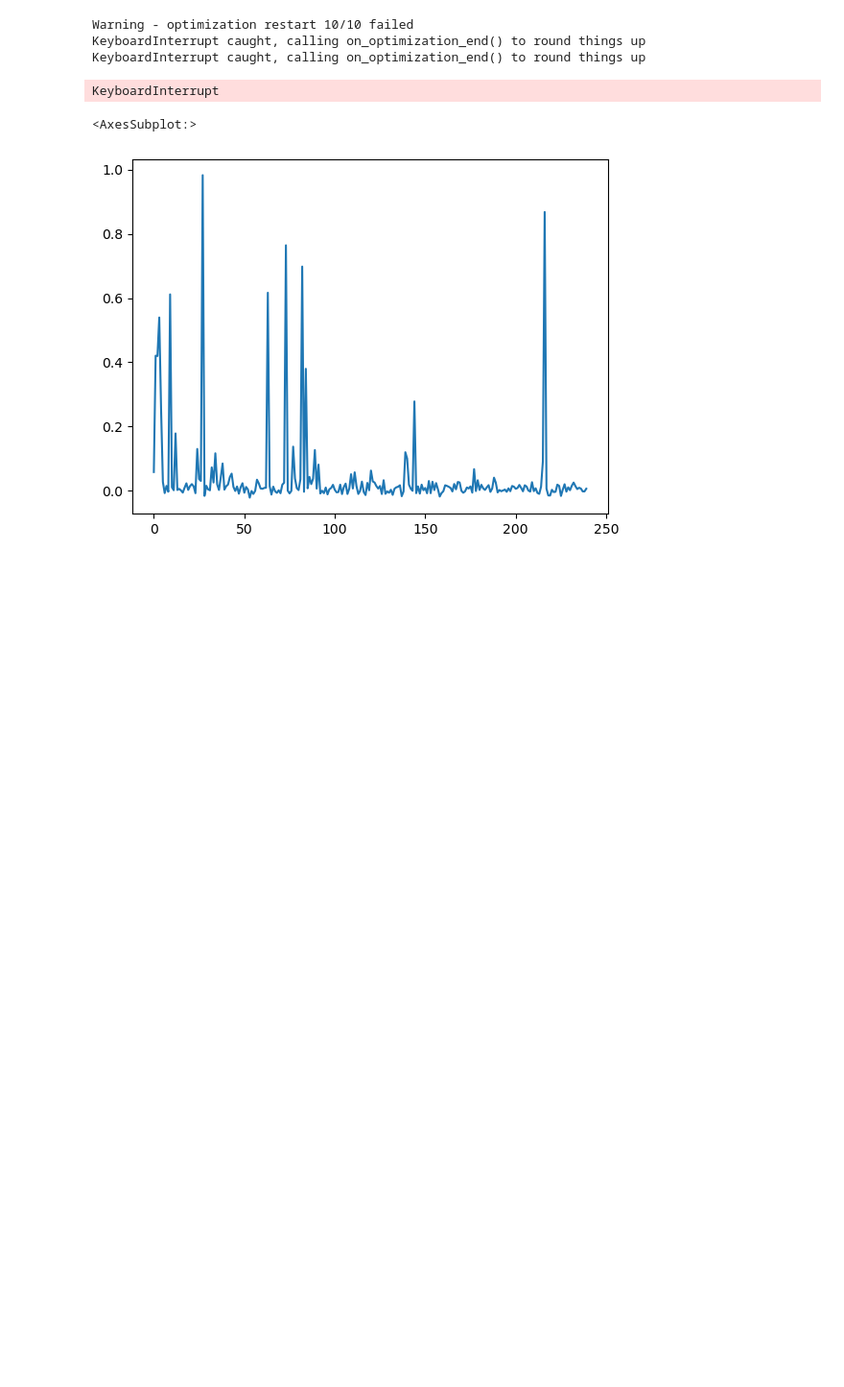
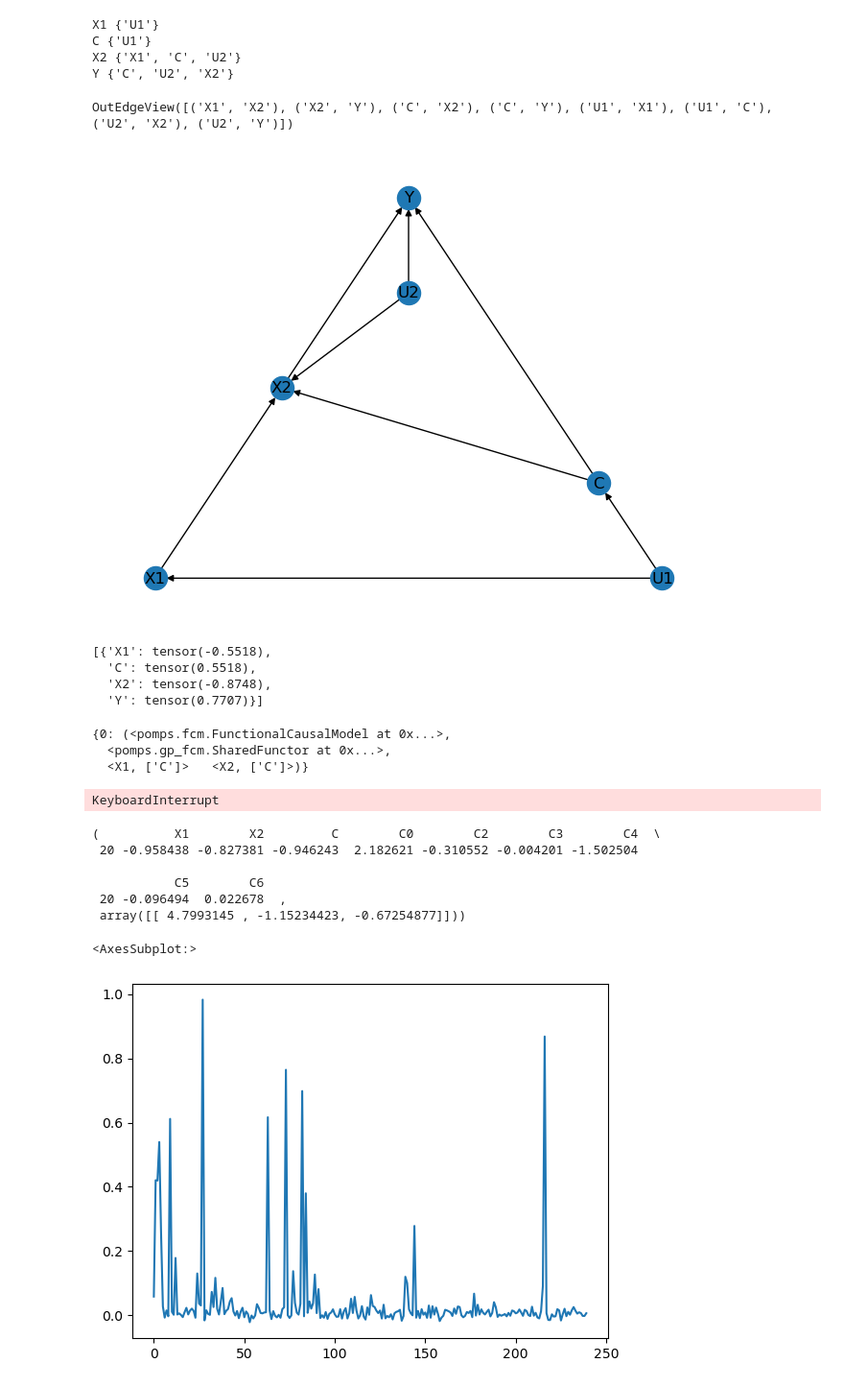
Before and after one commit to VahanArsenian/POMPSBO, a Jupyter notebook: notebooks/pomps_adapted.ipynb, the cells around one changed output. Shown at 96% size. Drawn from its saved outputs; the diff is of its cells as text; code cells hidden in the pictures; blank space fills up the shorter version.

```diff
--- a/notebooks/pomps_adapted.ipynb
+++ b/notebooks/pomps_adapted.ipynb
@@ -10,25 +10,63 @@ import pandas as pd
 import networkx as nx
 # %%
 smoke_test = False
-n_iter = 400
-experiment_name = 'test'
-# exp = POMPSExperiment(environ.fcm, {"aspirin", 'statin'}, {'age', "bmi"},
-#                           environ.domain, n_iter=16 if smoke_test else n_iter,
-#                           objetive=OptimizationObjective.minimize,
-#                           droppable_scopes=[MixedPolicyScope(set()),
-#                                             MixedPolicyScope({PolicyComponent('aspirin', {'age', 'bmi'})}),
-#                                             MixedPolicyScope({PolicyComponent('statin', {'age', 'bmi'})})],
-#                           experiment_name=experiment_name)
+n_iter = 500
+experiment_name = 'test_cobo_imp'
 
-exp_cbo = CaBOExperiment(environ.fcm, {"age", "bmi", "cancer"},
-                         environ.domain, "Y", n_iter=16 if smoke_test else n_iter,
-                         experiment_name=experiment_name, objetive=OptimizationObjective.minimize)
-exp_cbo.iterate({"smoke_test": smoke_test, "seed": 42}, smoke_test=smoke_test)
+# exp = POMPSExperiment(environ.fcm, {"X1", "X2"}, {"C"}, environ.domain, "Y", [MixedPolicyScope(set())],
+#                           n_iter=16 if smoke_test else n_iter, experiment_name=experiment_name)
+exp = CoBOExperiment(environ.fcm, {"X1", "X2"}, {"C"},
+                         environ.domain, "Y", [MixedPolicyScope(set())], debug=smoke_test,
+                         n_iter=16 if smoke_test else n_iter, experiment_name=experiment_name)
+# exp = CaBOExperiment(environ.fcm, {"age", "bmi", "cancer"},
+#                          environ.domain, "Y", n_iter=16 if smoke_test else n_iter,
+#                          experiment_name=experiment_name, objetive=OptimizationObjective.minimize)
+# exp_cbo.iterate({"smoke_test": smoke_test, "seed": 42}, smoke_test=smoke_test)
-# %% [output]
-Warning - optimization restart 10/10 failed
-KeyboardInterrupt caught, calling on_optimization_end() to round things up
-KeyboardInterrupt caught, calling on_optimization_end() to round things up
-KeyboardInterrupt
+# %%
+for k,v in environ.fcm.functors.items():
+    print(k, v.arguments)
+# %% [output]
+X1 {'U1'}
+C {'U1'}
+X2 {'X1', 'C', 'U2'}
+Y {'C', 'U2', 'X2'}
+# %%
+environ.fcm.induced_graph().edges
+# %% [output]
+OutEdgeView([('X1', 'X2'), ('X2', 'Y'), ('C', 'X2'), ('C', 'Y'), ('U1', 'X1'), ('U1', 'C'), ('U2', 'X2'), ('U2', 'Y')])
+# %%
+try:
+    nx.draw_planar(environ.fcm.induced_graph(), with_labels=True)
+except:
+    nx.draw_shell(environ.fcm.induced_graph(), with_labels=True)
+# %% [output]
+[figure, added]
+# %%
+[environ.fcm.sample()]
+# %% [output]
+[{'X1': tensor(-0.5518),
+  'C': tensor(0.5518),
+  'X2': tensor(-0.8748),
+  'Y': tensor(0.7707)}]
+# %%
+exp.policies_active
+# %% [output]
+{0: (<pomps.fcm.FunctionalCausalModel at 0x...>,
+  <pomps.gp_fcm.SharedFunctor at 0x...>,
+  <X1, ['C']>   <X2, ['C']>)}
+# %%
+exp.iterate({"smoke_test": smoke_test, "seed": 42,}, smoke_test=smoke_test)
+# %% [output]
+KeyboardInterrupt
+# %%
+exp.policies_active[0][1].functional.optimizer.suggest()
+# %% [output]
+(          X1        X2         C        C0        C2        C3        C4  \
+ 20 -0.958438 -0.827381 -0.946243  2.182621 -0.310552 -0.004201 -1.502504
+
+           C5        C6
+ 20 -0.096494  0.022678  ,
+ array([[ 4.7993145 , -1.15234423, -0.67254877]]))
 # %%
 # exp.policies_active[0][0].induced_graph().edges
 # %%
```
Also changed, not shown: parts of 1 cell of this notebook, 5 other files.
